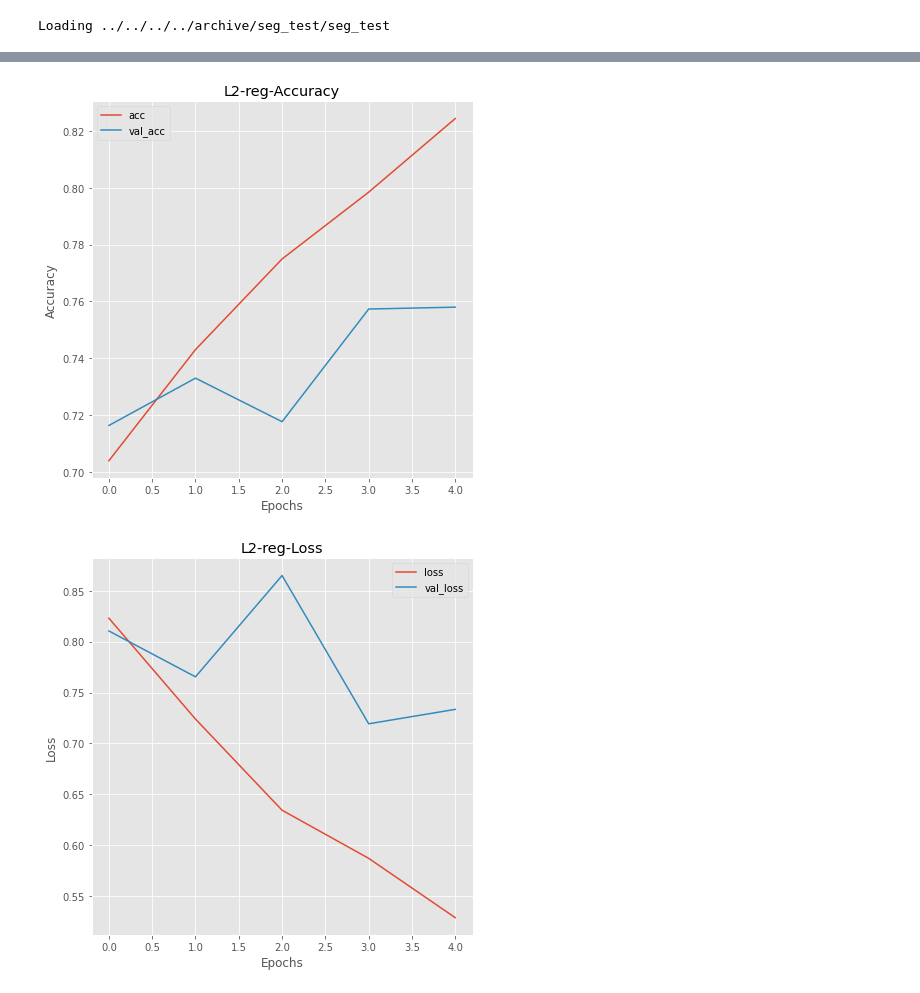
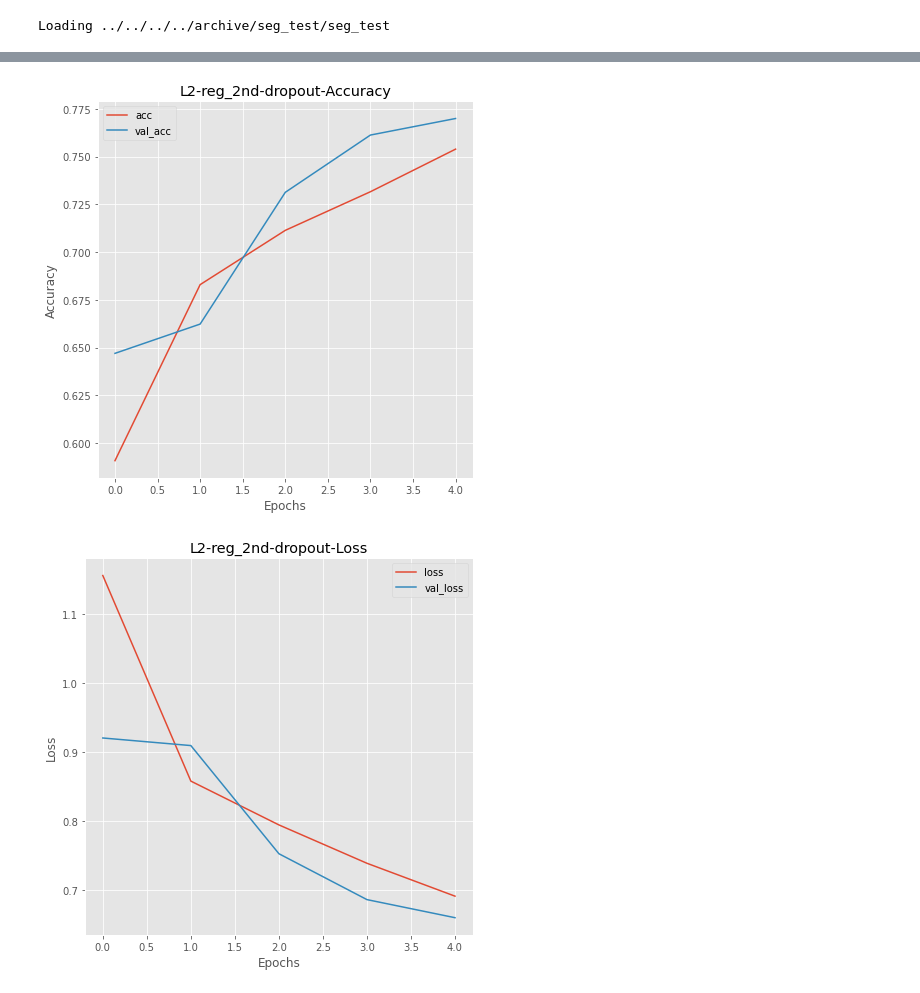
Before and after one commit to Joshua-Hill-Science/Landscapes, a Jupyter notebook: notebooks/exploratory/Warren/Lime.ipynb, the cells around one changed output, grey strips where cells are left out. Saved outputs shown, nothing was run; the diff lists cells and outputs as text; code cells hidden in the pictures.

Commit message:
added 2nd dropout :)

```diff
--- a/notebooks/exploratory/Warren/Lime.ipynb
+++ b/notebooks/exploratory/Warren/Lime.ipynb
@@ -141,6 +141,7 @@ model = tf.keras.models.load_model("../../../../Models/resized_dropout_model_2.h
 # %%
 layers_list = [layers.MaxPooling2D(3,3),
                layers.Dropout(0.35),
-               layers.Conv2D(128,(3,3),activation='relu',kernel_regularizer=regularizers.l2(l2=0.01))]
+               layers.Conv2D(128,(3,3),activation='relu',kernel_regularizer=regularizers.l2(l2=0.01)),
+               layers.Dropout(0.35)]
 
 model = modeler(layers_list)
@@ -147,4 +168,4 @@ model = modeler(layers_list)
 # %%
-history = model_trainer(model,'L2-reg',train_images_resized_scaled,train_labels,test_images_resized_scaled,test_labels,epochs=5)
+history = model_trainer(model,'L2-reg_2nd-dropout',train_images_resized_scaled,train_labels,test_images_resized_scaled,test_labels,epochs=5)
 # %% [output]
 Epoch 1/5
@@ -160,8 +181,8 @@ Epoch 5/5
 # %%
-model_plots(history,'L2-reg')
+model_plots(history,'L2-reg_2nd-dropout')
 # %% [output]
-[figure, old version]
+[figure, new version]
-[figure, old version]
+[figure, new version]
 # %%
 import lime
 # %%
```
Also changed, not shown: parts of 4 cells of this notebook, 2 other files.
